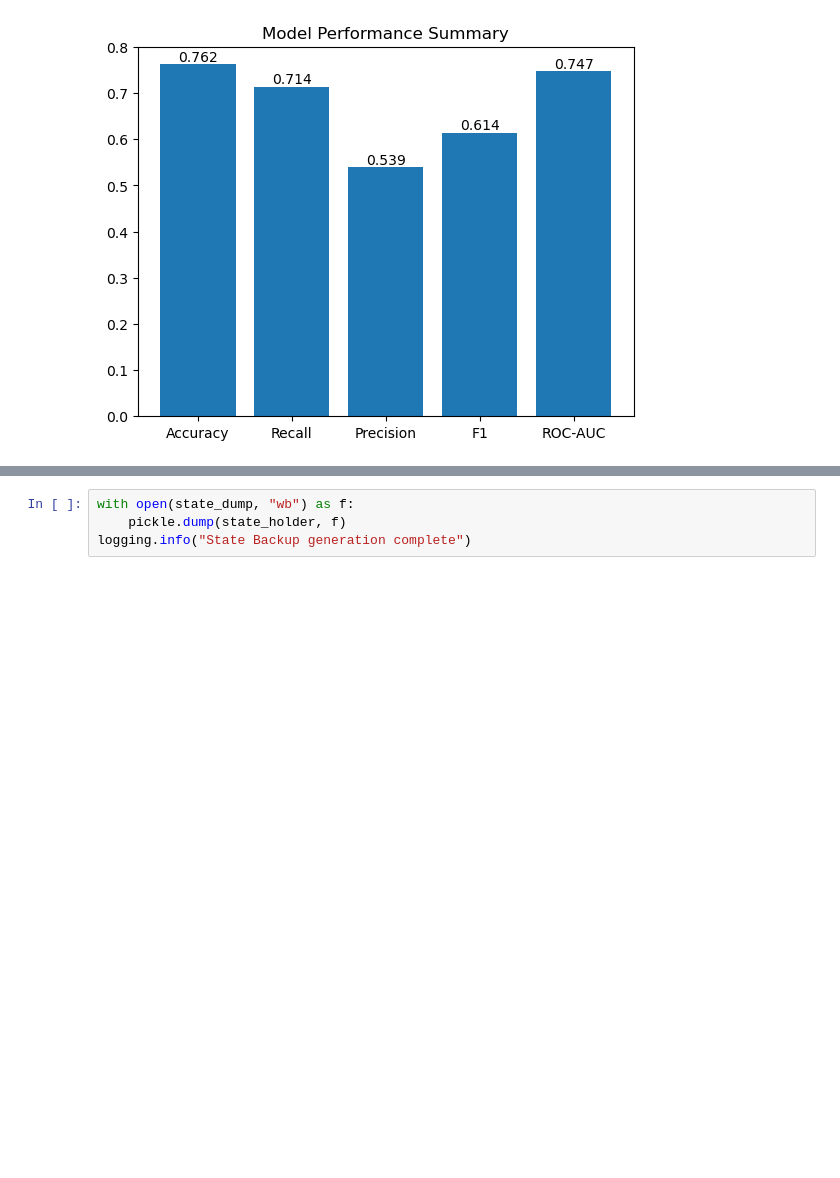
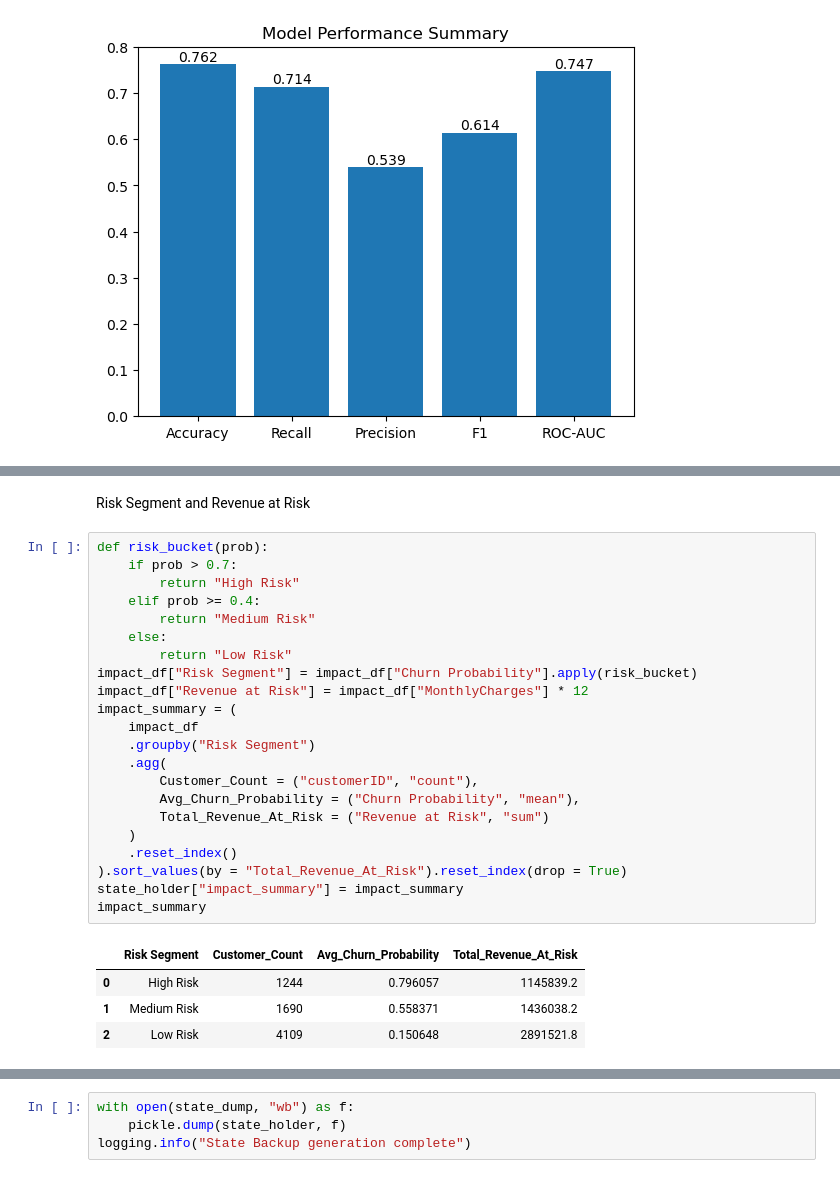
Before and after one commit to Kaush1590/FUTURE_ML_02, a Jupyter notebook: notebook/churn_model_training.ipynb, the cells around one changed output, grey strips where cells are left out. Drawn from its saved outputs; the diff is of its cells as text; blank space fills up the shorter version.

```diff
--- a/notebook/churn_model_training.ipynb
+++ b/notebook/churn_model_training.ipynb
@@ -641,0 +662,29 @@ plt.show()
+# %% [markdown]
+Risk Segment and Revenue at Risk
+# %%
+def risk_bucket(prob):
+    if prob > 0.7:
+        return "High Risk"
+    elif prob >= 0.4:
+        return "Medium Risk"
+    else:
+        return "Low Risk"
+impact_df["Risk Segment"] = impact_df["Churn Probability"].apply(risk_bucket)
+impact_df["Revenue at Risk"] = impact_df["MonthlyCharges"] * 12
+impact_summary = (
+    impact_df
+    .groupby("Risk Segment")
+    .agg(
+        Customer_Count = ("customerID", "count"),
+        Avg_Churn_Probability = ("Churn Probability", "mean"),
+        Total_Revenue_At_Risk = ("Revenue at Risk", "sum")
+    )
+    .reset_index()
+).sort_values(by = "Total_Revenue_At_Risk").reset_index(drop = True)
+state_holder["impact_summary"] = impact_summary
+impact_summary
+# %% [output]
+|  | Risk Segment | Customer_Count | Avg_Churn_Probability | Total_Revenue_At_Risk |
+| 0 | High Risk | 1244 | 0.796057 | 1145839.2 |
+| 1 | Medium Risk | 1690 | 0.558371 | 1436038.2 |
+| 2 | Low Risk | 4109 | 0.150648 | 2891521.8 |
```
Also changed, not shown: parts of 9 cells of this notebook, 4 other files.
